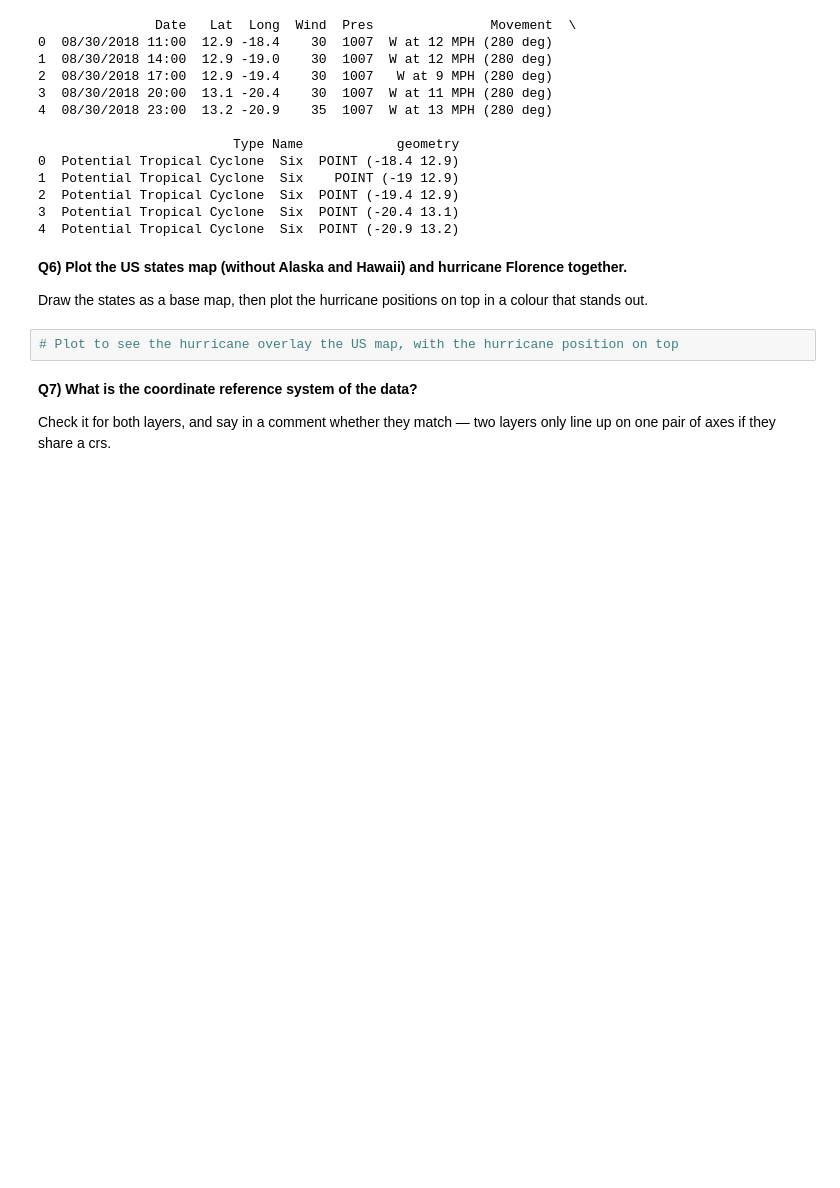
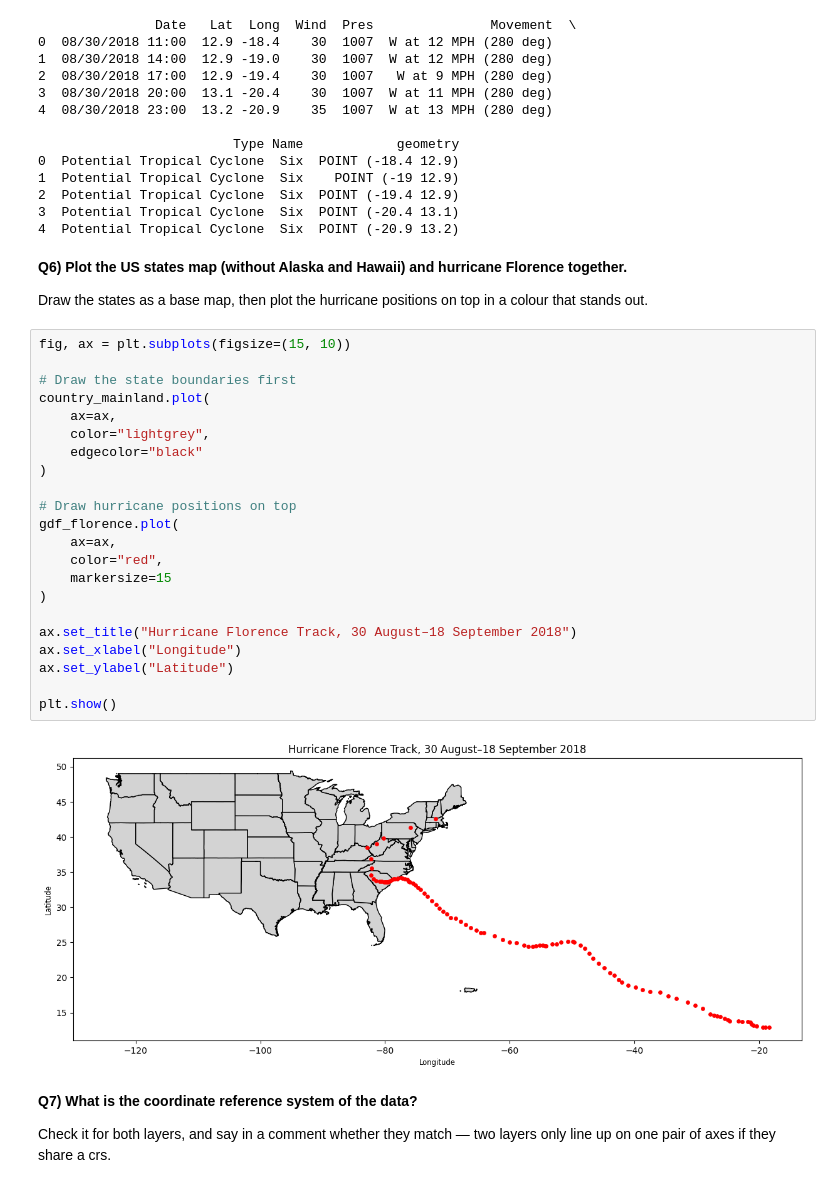
Before and after one commit to spatialjim1/2026_Intro_Python, a Jupyter notebook: live/part-I/1.6-geospatial-vector-data-environmental-exercises.ipynb, the cells around one changed output. Saved outputs shown, nothing was run; the diff lists cells and outputs as text; blank space fills up the shorter version.

```diff
--- a/live/part-I/1.6-geospatial-vector-data-environmental-exercises.ipynb
+++ b/live/part-I/1.6-geospatial-vector-data-environmental-exercises.ipynb
@@ -177,8 +177,30 @@ print(gdf_florence.head())
 
 Draw the states as a base map, then plot the hurricane positions on top in a colour that stands
 out.
-# %%
-# Plot to see the hurricane overlay the US map, with the hurricane position on top
+# %%
+fig, ax = plt.subplots(figsize=(15, 10))
+
+# Draw the state boundaries first
+country_mainland.plot(
+    ax=ax,
+    color="lightgrey",
+    edgecolor="black"
+)
+
+# Draw hurricane positions on top
+gdf_florence.plot(
+    ax=ax,
+    color="red",
+    markersize=15
+)
+
+ax.set_title("Hurricane Florence Track, 30 August–18 September 2018")
+ax.set_xlabel("Longitude")
+ax.set_ylabel("Latitude")
+
+plt.show()
+# %% [output]
+[figure, added]
 # %% [markdown]
 **Q7) What is the coordinate reference system of the data?**
 
```
